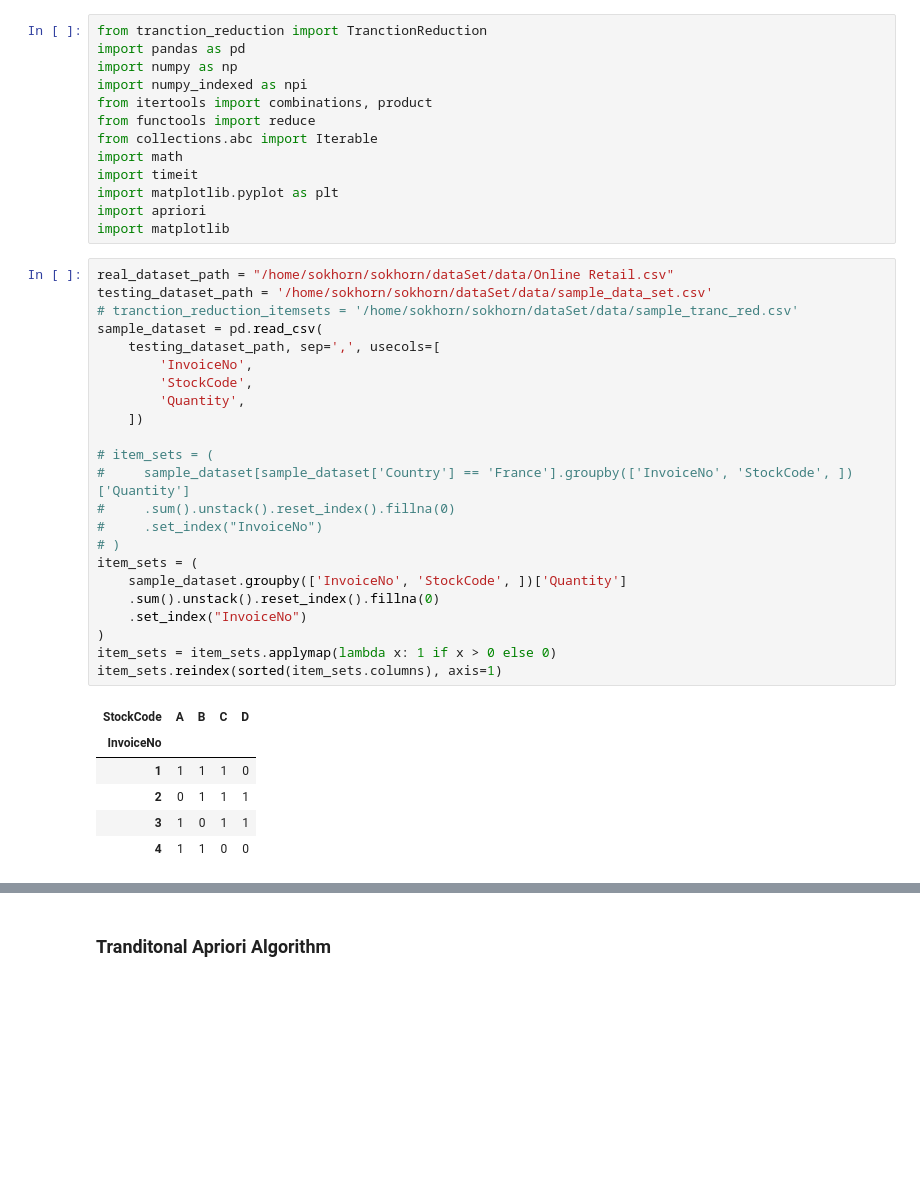
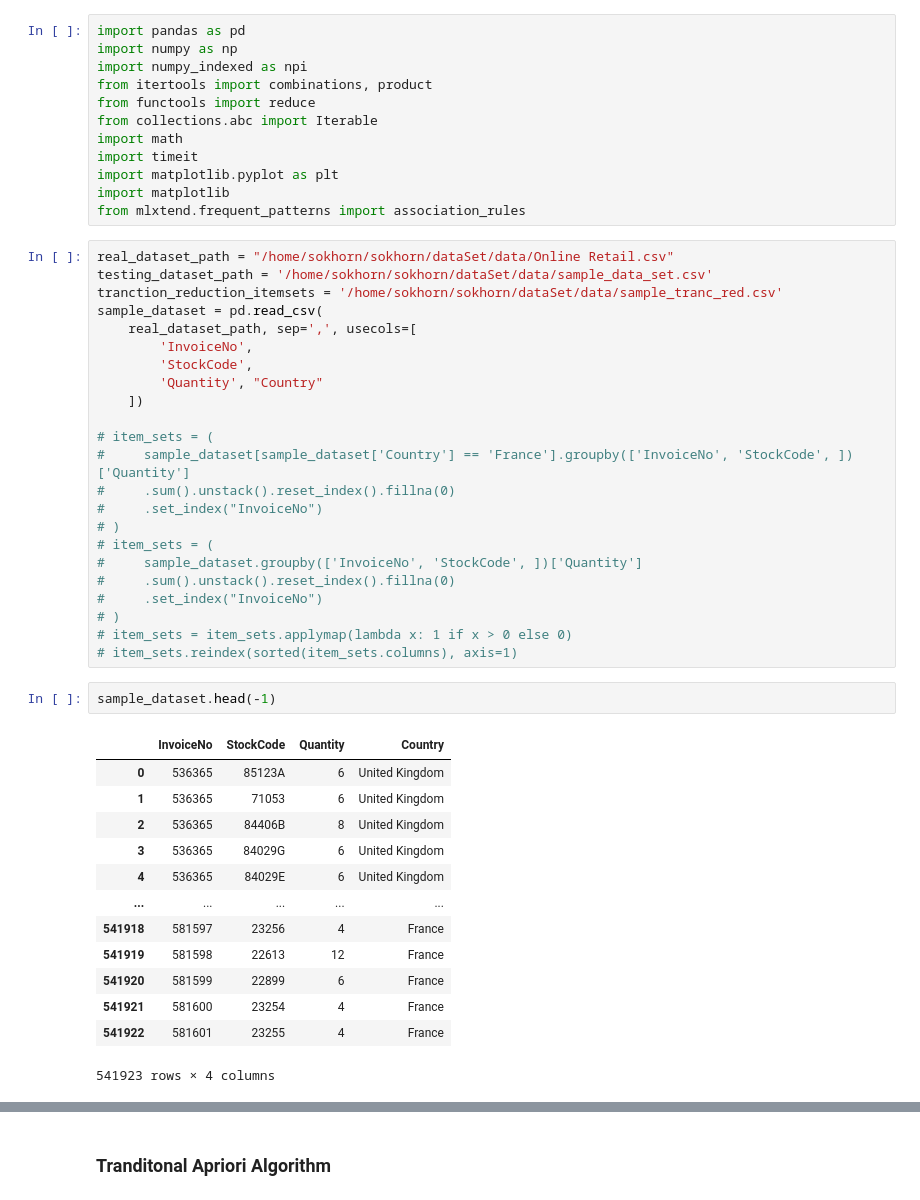
Before and after one commit to khysokhornrupp/RUPP-Apriori-, a Jupyter notebook: tranction_reduction.ipynb, the cells around one changed output, grey strips where cells are left out. Cells and saved outputs as stored; diff of their text form; blank space fills up the shorter version.

```diff
--- a/tranction_reduction.ipynb
+++ b/tranction_reduction.ipynb
@@ -1,5 +1,4 @@
 # %%
-from tranction_reduction import TranctionReduction
 import pandas as pd
 import numpy as np
 import numpy_indexed as npi
@@ -9,17 +8,17 @@ from collections.abc import Iterable
 import math
 import timeit
 import matplotlib.pyplot as plt
-import apriori
 import matplotlib
+from mlxtend.frequent_patterns import association_rules
 # %%
 real_dataset_path = "/home/sokhorn/sokhorn/dataSet/data/Online Retail.csv"
 testing_dataset_path = '/home/sokhorn/sokhorn/dataSet/data/sample_data_set.csv'
-# tranction_reduction_itemsets = '/home/sokhorn/sokhorn/dataSet/data/sample_tranc_red.csv'
+tranction_reduction_itemsets = '/home/sokhorn/sokhorn/dataSet/data/sample_tranc_red.csv'
 sample_dataset = pd.read_csv(
-    testing_dataset_path, sep=',', usecols=[
+    real_dataset_path, sep=',', usecols=[
         'InvoiceNo',
         'StockCode',
-        'Quantity',
+        'Quantity', "Country"
     ])
 
 # item_sets = (
@@ -27,17 +26,26 @@ sample_dataset = pd.read_csv(
 #     .sum().unstack().reset_index().fillna(0)
 #     .set_index("InvoiceNo")
 # )
-item_sets = (
-    sample_dataset.groupby(['InvoiceNo', 'StockCode', ])['Quantity']
-    .sum().unstack().reset_index().fillna(0)
-    .set_index("InvoiceNo")
-)
-item_sets = item_sets.applymap(lambda x: 1 if x > 0 else 0)
-item_sets.reindex(sorted(item_sets.columns), axis=1)
+# item_sets = (
+#     sample_dataset.groupby(['InvoiceNo', 'StockCode', ])['Quantity']
+#     .sum().unstack().reset_index().fillna(0)
+#     .set_index("InvoiceNo")
+# )
+# item_sets = item_sets.applymap(lambda x: 1 if x > 0 else 0)
+# item_sets.reindex(sorted(item_sets.columns), axis=1)
-# %% [output]
-| StockCode | A | B | C | D |
-| InvoiceNo |  |  |  |  |
-| 1 | 1 | 1 | 1 | 0 |
-| 2 | 0 | 1 | 1 | 1 |
-| 3 | 1 | 0 | 1 | 1 |
-| 4 | 1 | 1 | 0 | 0 |
+# %%
+sample_dataset.head(-1)
+# %% [output]
+|  | InvoiceNo | StockCode | Quantity | Country |
+| 0 | 536365 | 85123A | 6 | United Kingdom |
+| 1 | 536365 | 71053 | 6 | United Kingdom |
+| 2 | 536365 | 84406B | 8 | United Kingdom |
+| 3 | 536365 | 84029G | 6 | United Kingdom |
+| 4 | 536365 | 84029E | 6 | United Kingdom |
+| ... | ... | ... | ... | ... |
+| 541918 | 581597 | 23256 | 4 | France |
+| 541919 | 581598 | 22613 | 12 | France |
+| 541920 | 581599 | 22899 | 6 | France |
+| 541921 | 581600 | 23254 | 4 | France |
+| 541922 | 581601 | 23255 | 4 | France |
+541923 rows × 4 columns
```
Also changed, not shown: parts of 54 cells of this notebook, 18 other files.
